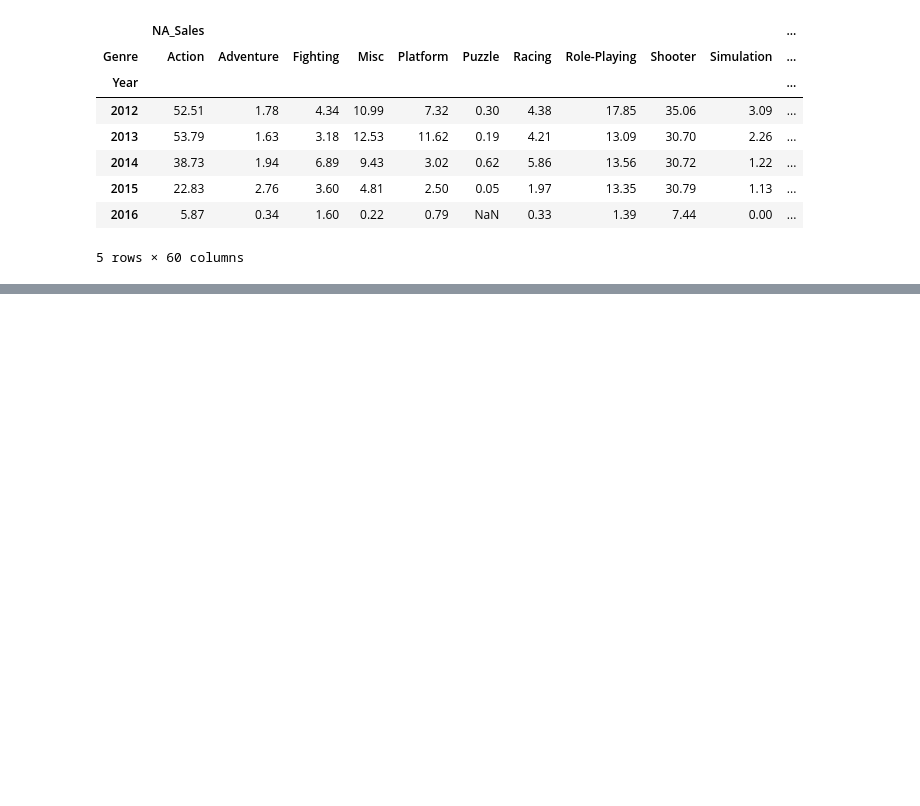
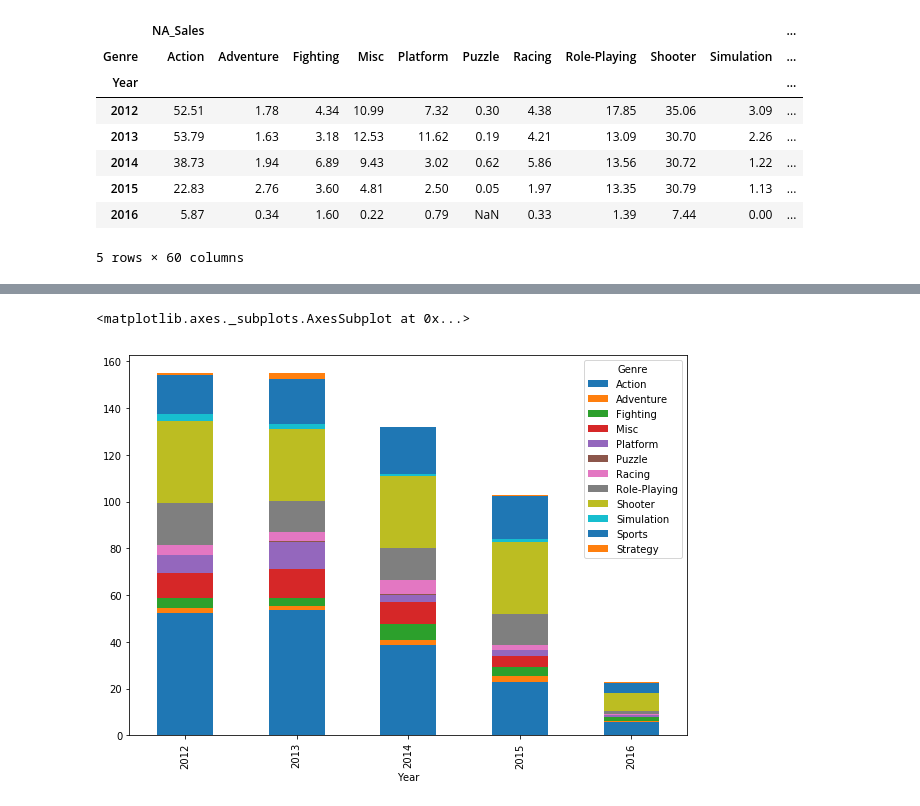
Before and after one commit to tortas/Video-Game-Data-Exploration, a Jupyter notebook: VGame_Exploration.ipynb, the cells around one changed output, grey strips where cells are left out. Saved outputs shown, nothing was run; the diff lists cells and outputs as text; code cells hidden in the pictures; blank space fills up the shorter version.

```diff
--- a/VGame_Exploration.ipynb
+++ b/VGame_Exploration.ipynb
@@ -89,2 +131,0 @@ ValueError: ignored
-# %%
-unstacked = year_genre_df.unstack()
@@ -116,0 +142,5 @@ ValueError: ignored
+# %%
+unstacked.NA_Sales.sort_values(by=plot.bar(stacked=True, figsize=(10,7))
+# %% [output]
+<matplotlib.axes._subplots.AxesSubplot at 0x...>
+[figure, added]
```
Also changed, not shown: parts of 16 cells of this notebook.
